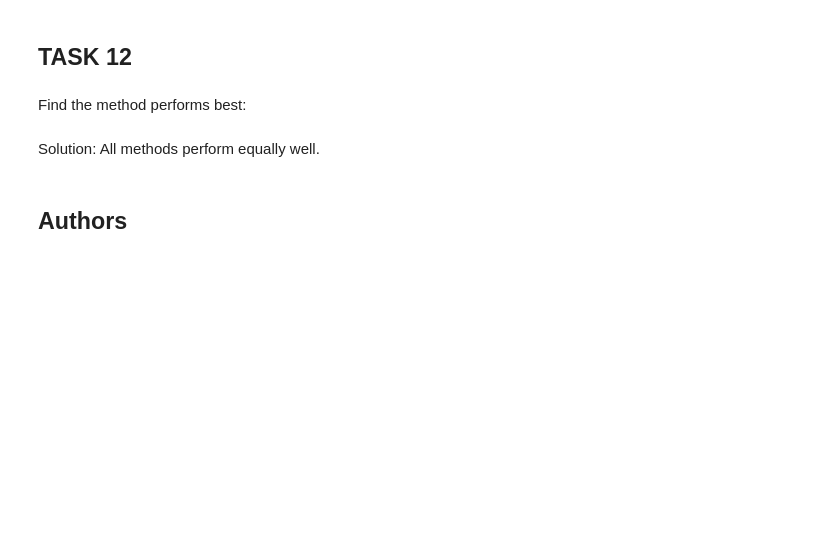
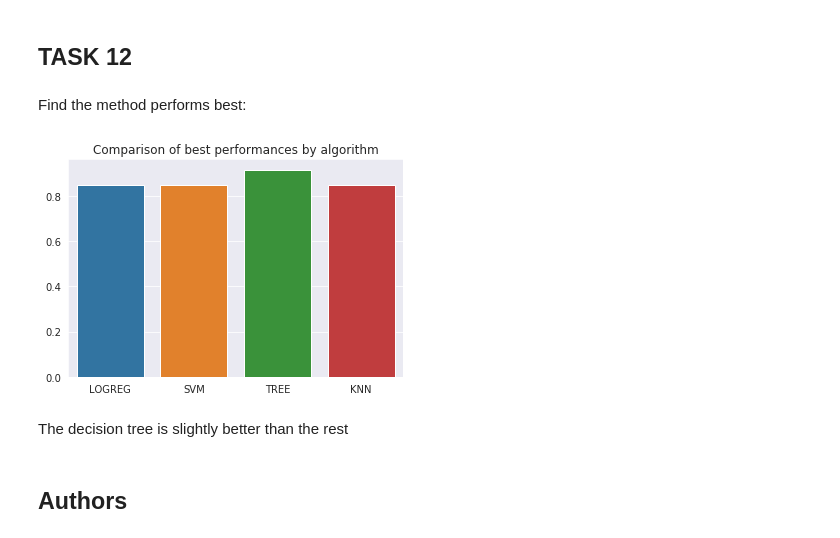
Before and after one commit to kabikaj/AppliedDataScienceCapstone, a Jupyter notebook: SpaceX_Machine Learning Prediction_Part_5.ipynb, the cells around one changed output. Drawn from its saved outputs; the diff is of its cells as text; code cells hidden in the pictures; blank space fills up the shorter version.

```diff
--- a/SpaceX_Machine Learning Prediction_Part_5.ipynb
+++ b/SpaceX_Machine Learning Prediction_Part_5.ipynb
@@ -312,8 +312,19 @@ plot_confusion_matrix(Y_test, yhat)
 ## TASK  12
 # %% [markdown]
 Find the method performs best:
-# %% [markdown]
-Solution: All methods perform equally well.
+# %%
+import matplotlib.pyplot as plt
+import seaborn as sns
+
+x = ['LOGREG', 'SVM', 'TREE', 'KNN']
+y =[logreg_cv.best_score_, svm_cv.best_score_, tree_cv.best_score_, knn_cv.best_score_]
+
+sns.barplot(x=x, y=y).set(title='Comparison of best performances by algorithm')
+plt.show()
+# %% [output]
+[figure, added]
+# %% [markdown]
+The decision tree is slightly better than the rest
 # %% [markdown]
 ## Authors
 # %% [markdown]
```
Also changed, not shown: 4 other files.
